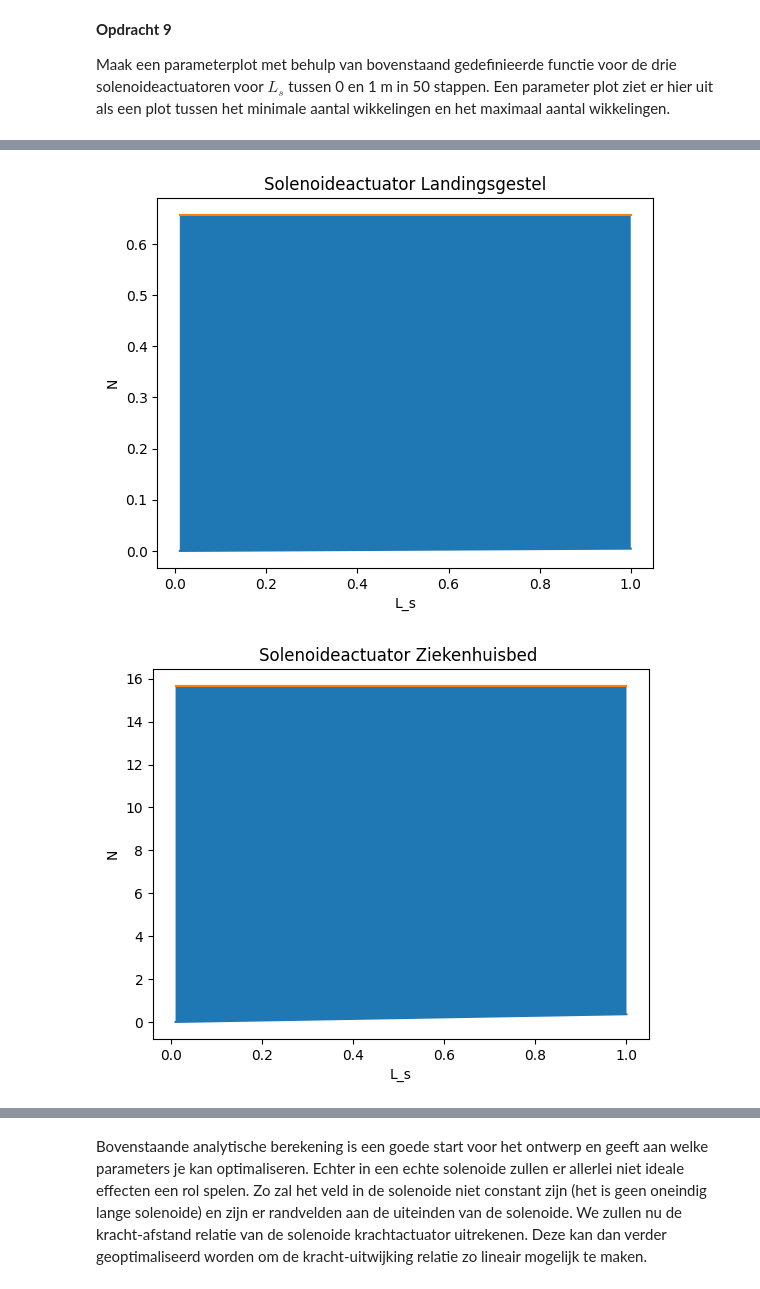
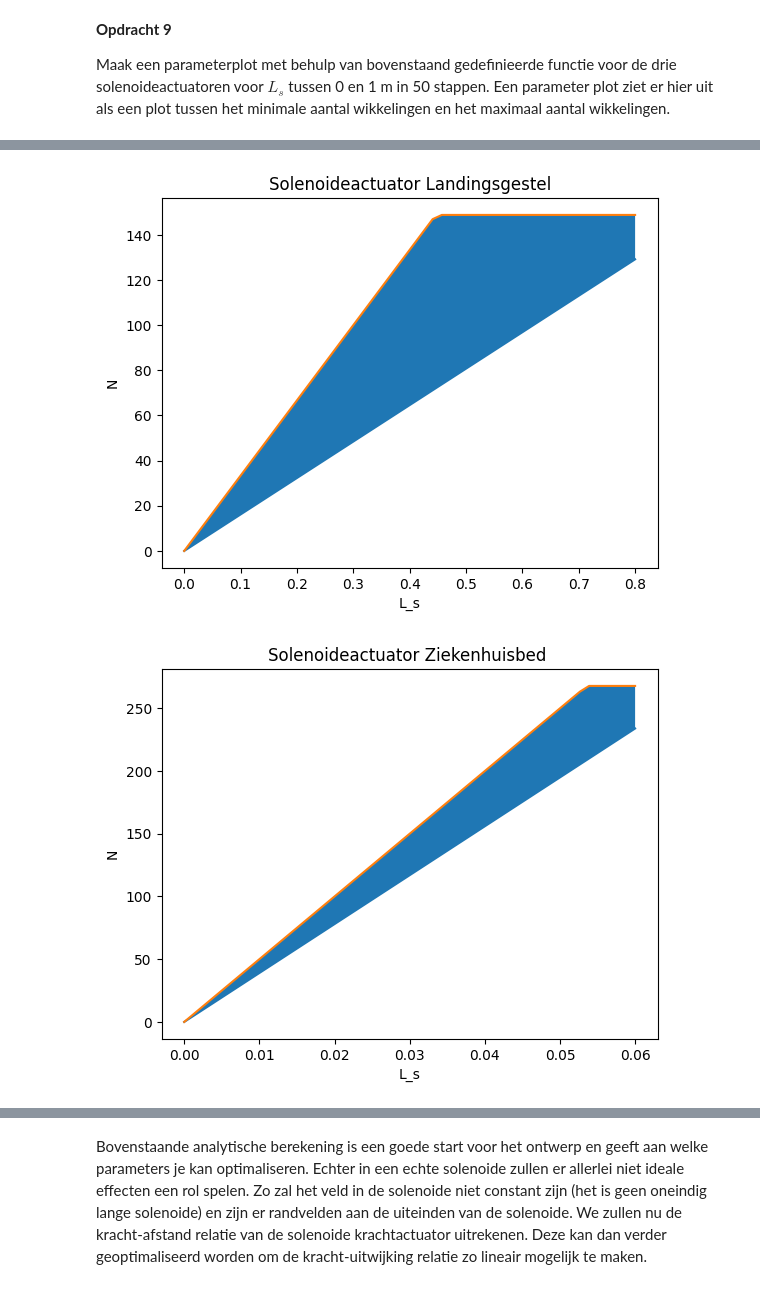
Before and after one commit to DavantePES/Def-D, a Jupyter notebook: DigitaleOntwerpopdrachten/2KrachtActuatorOpdracht/KrachtactuatorOpdracht.ipynb, the cells around one changed output, grey strips where cells are left out. Drawn from its saved outputs; the diff is of its cells as text; code cells hidden in the pictures.

```diff
--- a/DigitaleOntwerpopdrachten/2KrachtActuatorOpdracht/KrachtactuatorOpdracht.ipynb
+++ b/DigitaleOntwerpopdrachten/2KrachtActuatorOpdracht/KrachtactuatorOpdracht.ipynb
@@ -190,21 +181,19 @@ def maximale_draadlengte(V, I, r):
 # Voorbeeld: deuractuator (9V batterij, 0.1 mm draad)
 V_deur = 9
 I_deur = 0.5
-r_draad_deur = 0.0001 / 2 # 0.1 mm diameter -> straal
+r_draad_deur = 0.0001 # 0.1 mm straal
 
 V_landingsgestel = 12
 I_landingsgestel = 180
-r_draad_landingsgestel = 0.0015 / 2 # 1.5 mm diameter -> straal
+r_draad_landingsgestel = 0.0015 # 1.5 mm straal
 
-V_bed = 20
-I_bed = 2
-r_draad_bed = 0.0002 / 2 # 0.2 mm diameter -> straal
+# Ziekenhuisbed gebruikt zelfde batterij als deur
 
 rho = 1.68*10**(-8)
 
 L_max_deur = maximale_draadlengte(V_deur, I_deur, r_draad_deur)
 L_max_plane = maximale_draadlengte(V_landingsgestel, I_landingsgestel, r_draad_landingsgestel)
-L_max_bed = maximale_draadlengte(V_bed, I_bed, r_draad_bed)
+L_max_bed = maximale_draadlengte(V_deur, I_deur, r_draad_deur)
 print(f"Maximale draadlengte deur: {L_max_deur:.2f} m")
 print(f"Maximale draadlengte landingsgestel: {L_max_plane:.2f} m")
 print(f"Maximale draadlengte ziekenhuisbed: {L_max_bed:.2f} m")
@@ -251,12 +240,12 @@ Plaats hier een png met jullie eventuele analytische afleiding.
 import math
 
 mu_0 = 4*np.pi*10**-7
-mu_r = 100000 # (ijzer, relatieve permeabiliteit)
+mu_r = 50000 # (ijzer, relatieve permeabiliteit van 99.8% zuiver ijzer)
 
-def aantal_wikkelingen(F, L_s, r_s, r_d, I, L_draad, z_p):
+def aantal_wikkelingen(F, L_s, r_s, r_d, I, L_draad):
     # Voeg hieronder de formules voor het maximum en minimum aantal wikkelingen.
     A = np.pi*r_s**2
-    N_min = np.sqrt((F*(L_s+z_p*((1/mu_r)-1))**2)/(np.pi*r_s**2*mu_0*I**2*(1-(1/mu_r))))
+    N_min = np.sqrt((2*F*L_s**2)/(mu_0*A*(mu_r-1)*I**2))
 
     # vraag 2 maximaal mogelijke wikkelingen door de lengte van de solenoide en draaddikte
 
@@ -296,41 +271,43 @@ Text(0, 0.5, 'y')
 Maak een parameterplot met behulp van bovenstaand gedefinieerde functie voor de drie solenoideactuatoren voor $L_s$ tussen 0 en 1 m in 50 stappen. Een parameter plot ziet er hier uit als een plot tussen het minimale aantal wikkelingen en het maximaal aantal wikkelingen.
 # %%
 # waarden ziekenhuisbed
-F_bed = 750        # N
-r_s_bed = 0.19     # m
-r_d_bed = 0.2e-3 / 2 # m
-I_bed = 2          # A
-V_bed = 20         # V
+F_bed = 150        # N
+r_s_bed = 0.02     # m
+r_d_bed = 0.1e-3   # m
+I_bed = 0.5         # A
+V_bed = 9       # V
 
 # waarden landingsgestel
 F_plane = 75000       # N
-r_s_plane = 1.7       # m
-r_d_plane = 1.5e-3/2  # m
+r_s_plane = 0.03       # m
+r_d_plane = 1.5e-3    # m
 I_plane = 180         # A
 V_plane = 12          # V
 
 # waarden deur
 F_deur = 40           # N
 r_s_deur = 0.01       # m
-r_d_deur = 0.1e-3/2   # m
+r_d_deur = 0.1e-3     # m
 I_deur = 0.5          # A
 V_deur = 9            # V
 
 
-Ls_values = np.linspace(0.01, 1, 50)  # m
+Ls_values_deur = np.linspace(0, 0.12, 50)  # m
+Ls_values_bed = np.linspace(0, 0.06, 50)  # m
+Ls_values_plane = np.linspace(0, 0.8, 50)  # m
 
 # We vullen voor z_p de waarde van L_s in.
 
 # Deur
 N_min_deur = []
 N_max_deur = []
-for L_s in Ls_values:
-    N_min, N_max = aantal_wikkelingen(F_deur, L_s, r_s_deur, r_d_deur, I_deur, L_max_deur, L_s)
+for L_s in Ls_values_deur:
+    N_min, N_max = aantal_wikkelingen(F_deur, L_s, r_s_deur, r_d_deur, I_deur, L_max_deur)
     N_min_deur.append(N_min)
     N_max_deur.append(N_max)
-plt.fill_between(Ls_values, N_min_deur, N_max_deur, label="Deur")
-plt.plot(Ls_values, N_min_deur)
-plt.plot(Ls_values, N_max_deur)
+plt.fill_between(Ls_values_deur, N_min_deur, N_max_deur, label="Deur")
+plt.plot(Ls_values_deur, N_min_deur)
+plt.plot(Ls_values_deur, N_max_deur)
 plt.title("Solenoideactuator Deur")
 plt.xlabel("L_s")
 plt.ylabel("N")
@@ -338,13 +315,13 @@ plt.show()
 
 N_min_plane = []
 N_max_plane = []
-for L_s in Ls_values:
-    N_min, N_max = aantal_wikkelingen(F_plane, L_s, r_s_plane, r_d_plane, I_plane, L_max_plane, L_s)
+for L_s in Ls_values_plane:
+    N_min, N_max = aantal_wikkelingen(F_plane, L_s, r_s_plane, r_d_plane, I_plane, L_max_plane)
     N_min_plane.append(N_min)
     N_max_plane.append(N_max)
-plt.fill_between(Ls_values, N_min_plane, N_max_plane, label="Plane")
-plt.plot(Ls_values, N_min_plane)
-plt.plot(Ls_values, N_max_plane)
+plt.fill_between(Ls_values_plane, N_min_plane, N_max_plane, label="Plane")
+plt.plot(Ls_values_plane, N_min_plane)
+plt.plot(Ls_values_plane, N_max_plane)
 plt.xlabel("L_s")
 plt.ylabel("N")
 plt.title("Solenoideactuator Landingsgestel")
@@ -352,13 +329,13 @@ plt.show()
 
 N_min_bed = []
 N_max_bed = []
-for L_s in Ls_values:
-    N_min, N_max = aantal_wikkelingen(F_bed, L_s, r_s_bed, r_d_bed, I_bed, L_max_bed, L_s)
+for L_s in Ls_values_bed:
+    N_min, N_max = aantal_wikkelingen(F_bed, L_s, r_s_bed, r_d_bed, I_bed, L_max_bed)
     N_min_bed.append(N_min)
     N_max_bed.append(N_max)
-plt.fill_between(Ls_values, N_min_bed, N_max_bed, label="Deur")
-plt.plot(Ls_values, N_min_bed)
-plt.plot(Ls_values, N_max_bed)
+plt.fill_between(Ls_values_bed, N_min_bed, N_max_bed, label="Deur")
+plt.plot(Ls_values_bed, N_min_bed)
+plt.plot(Ls_values_bed, N_max_bed)
 plt.xlabel("L_s")
 plt.ylabel("N")
 plt.title("Solenoideactuator Ziekenhuisbed ")
@@ -368,5 +345,5 @@ plt.show()
-[figure, old version]
+[figure, new version]
-[figure, old version]
+[figure, new version]
 # %% [markdown]
 **Opdracht 10**
 
```
Also changed, not shown: parts of 14 cells of this notebook.
